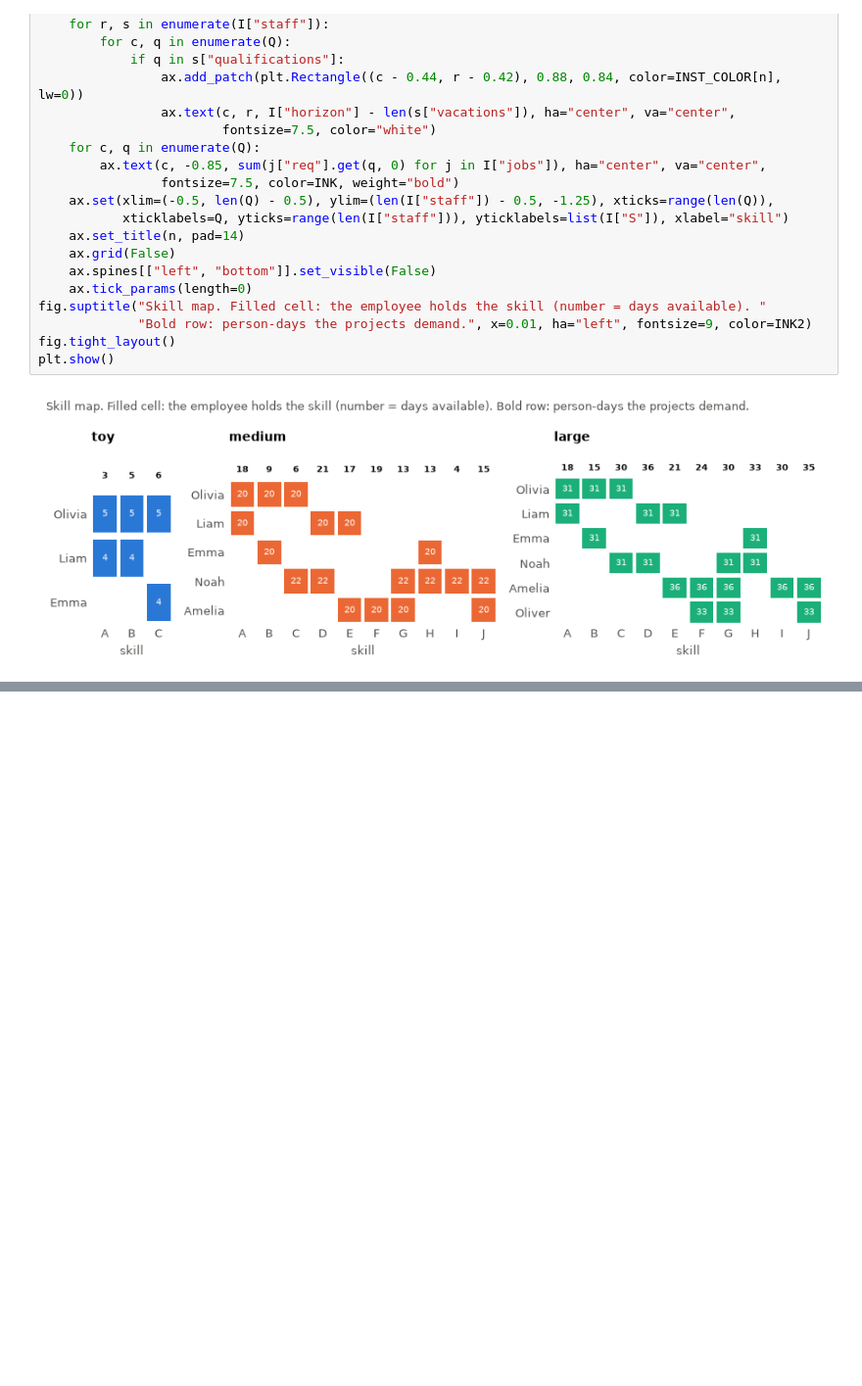
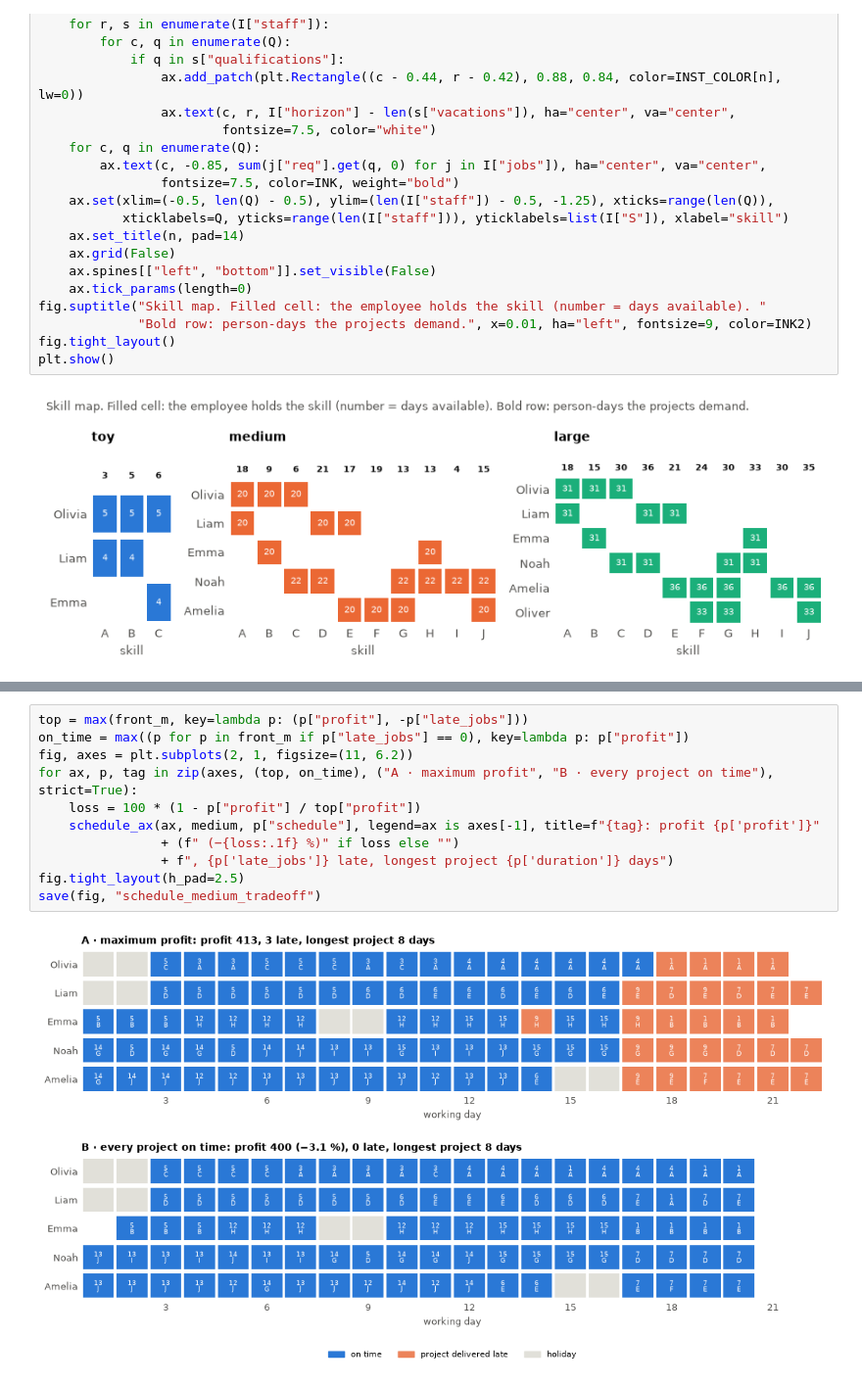
Before and after one commit to amithkm9/Decision_Modeling, a Jupyter notebook: CompuOpti_staffing_improved (1).ipynb, the cells around one changed output, grey strips where cells are left out. Shown at 98% size. Drawn from its saved outputs; the diff is of its cells as text; blank space fills up the shorter version.

```diff
--- a/CompuOpti_staffing_improved (1).ipynb
+++ b/CompuOpti_staffing_improved (1).ipynb
@@ -1122,0 +1157,13 @@ plt.show()
+# %%
+top = max(front_m, key=lambda p: (p["profit"], -p["late_jobs"]))
+on_time = max((p for p in front_m if p["late_jobs"] == 0), key=lambda p: p["profit"])
+fig, axes = plt.subplots(2, 1, figsize=(11, 6.2))
+for ax, p, tag in zip(axes, (top, on_time), ("A · maximum profit", "B · every project on time"), strict=True):
+    loss = 100 * (1 - p["profit"] / top["profit"])
+    schedule_ax(ax, medium, p["schedule"], legend=ax is axes[-1], title=f"{tag}: profit {p['profit']}"
+                + (f" (−{loss:.1f} %)" if loss else "")
+                + f", {p['late_jobs']} late, longest project {p['duration']} days")
+fig.tight_layout(h_pad=2.5)
+save(fig, "schedule_medium_tradeoff")
+# %% [output]
+[figure, added]
```
Also changed, not shown: parts of 3 cells of this notebook.
